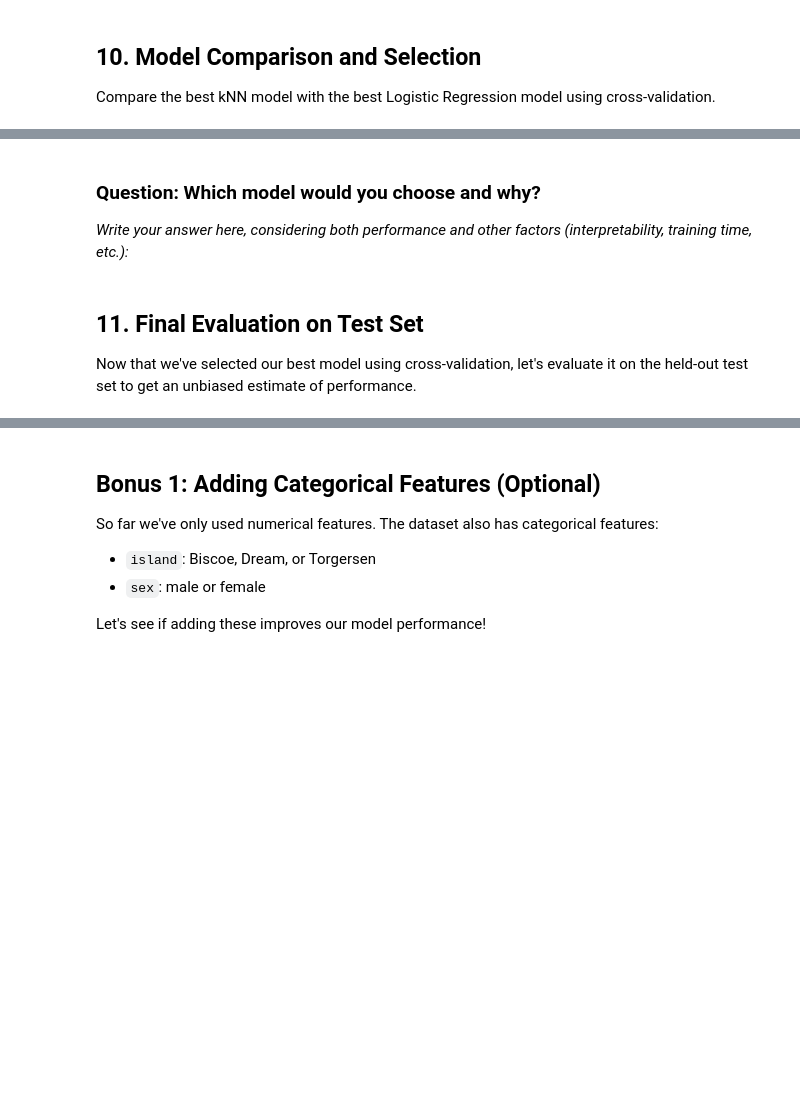
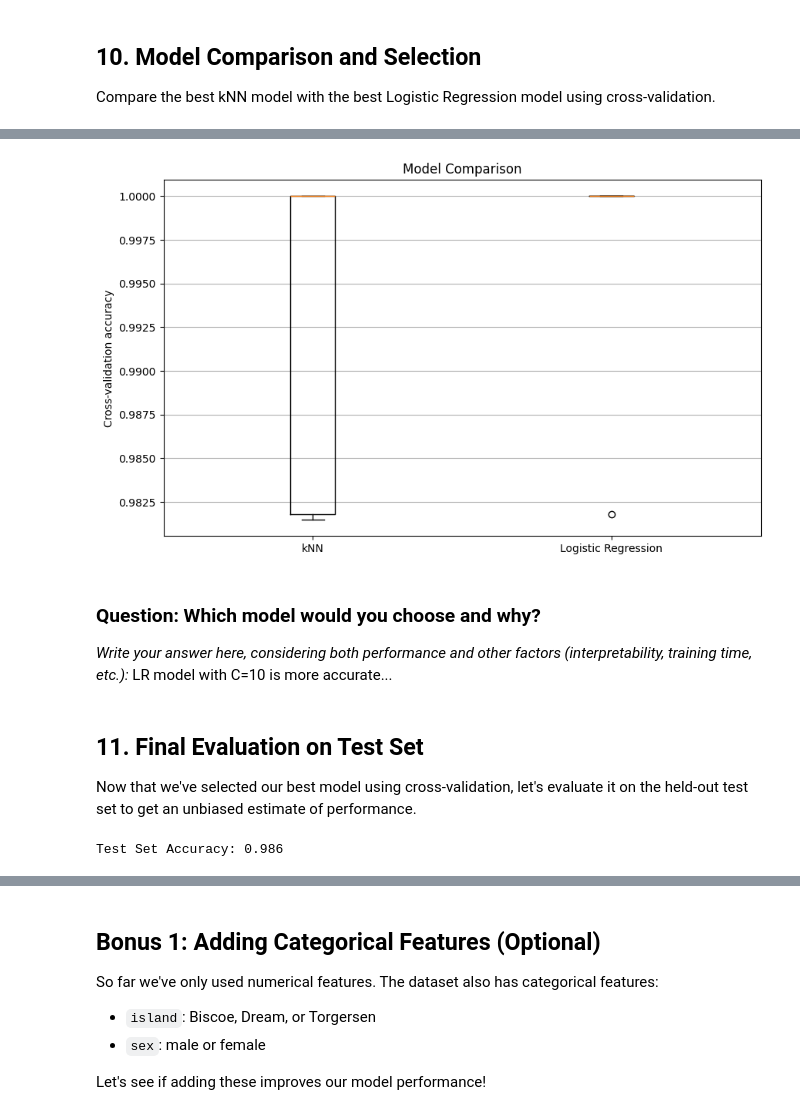
Before and after one commit to ArielCNunes/ML_Labs, a Jupyter notebook: lab-4/knn_lab.ipynb, the cells around one changed output, grey strips where cells are left out. Cells and saved outputs as stored; diff of their text form; code cells hidden in the pictures; blank space fills up the shorter version.

```diff
--- a/lab-4/knn_lab.ipynb
+++ b/lab-4/knn_lab.ipynb
@@ -258,15 +346,17 @@ print(f"Logistic Regression (C={best_C}): {lr_cv_scores.mean():.3f} (+/- {lr_cv_
 # %%
 # Visualize the comparison
 plt.figure(figsize=(10, 6))
-plt.boxplot([knn_cv_scores, lr_cv_scores], labels=['kNN', 'Logistic Regression'])
+plt.boxplot([knn_cv_scores, lr_cv_scores], tick_labels=['kNN', 'Logistic Regression'])
 plt.ylabel('Cross-validation accuracy')
 plt.title('Model Comparison')
 plt.grid(True, axis='y')
 plt.show()
+# %% [output]
+[figure, added]
 # %% [markdown]
 ### Question: Which model would you choose and why?
 
-*Write your answer here, considering both performance and other factors (interpretability, training time, etc.):*
+*Write your answer here, considering both performance and other factors (interpretability, training time, etc.):* LR model with C=10 is more accurate...
 # %% [markdown]
 ## 11. Final Evaluation on Test Set
 
@@ -274,20 +364,22 @@ Now that we've selected our best model using cross-validation,
 let's evaluate it on the held-out test set to get an unbiased estimate of performance.
 # %%
 # Choose your final model (uncomment one)
-final_model = final_knn
-# final_model = final_lr
+#final_model = final_knn
+final_model = final_lr
 
 # Train on the full training set
 # Your code here
-
+final_model.fit(X_train, y_train)
 
 # Predict on test set
 # Your code here
-y_pred =
+y_pred = final_model.predict(X_test)
 
 # Calculate accuracy
 test_accuracy = accuracy_score(y_test, y_pred)
 print(f"Test Set Accuracy: {test_accuracy:.3f}")
+# %% [output]
+Test Set Accuracy: 0.986
 # %%
 # Detailed classification report
 print("\nClassification Report:")
```
Also changed, not shown: parts of 18 cells of this notebook, 1 other file.
